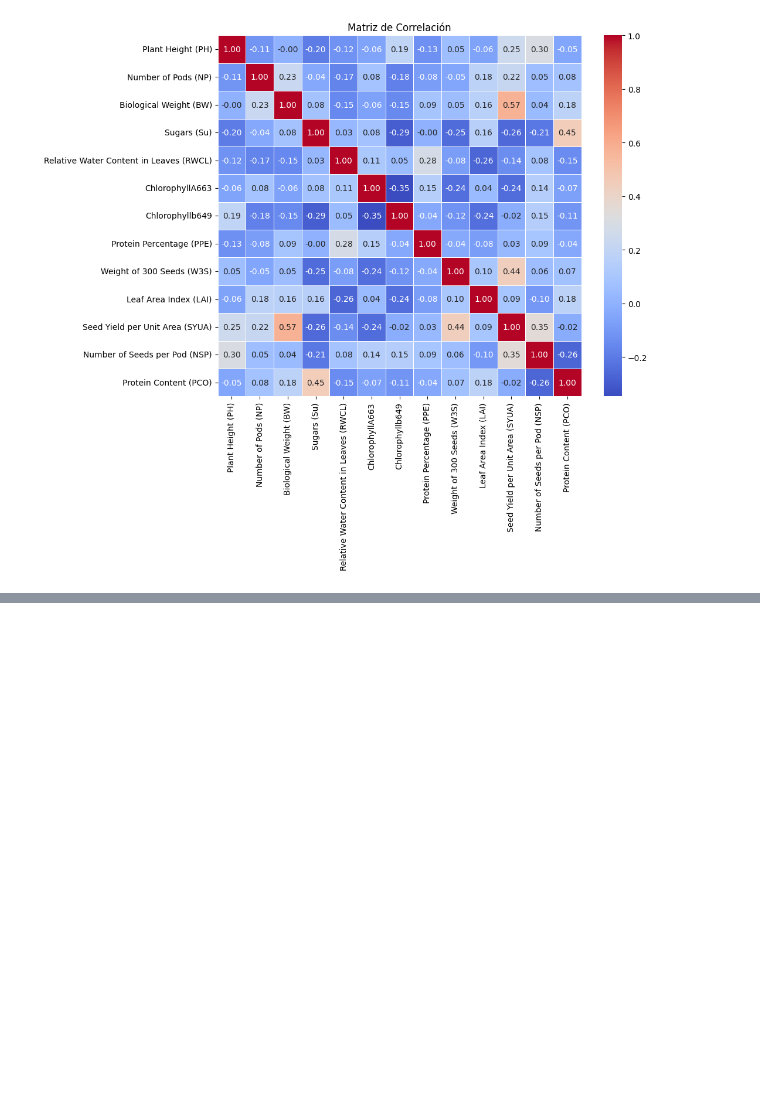
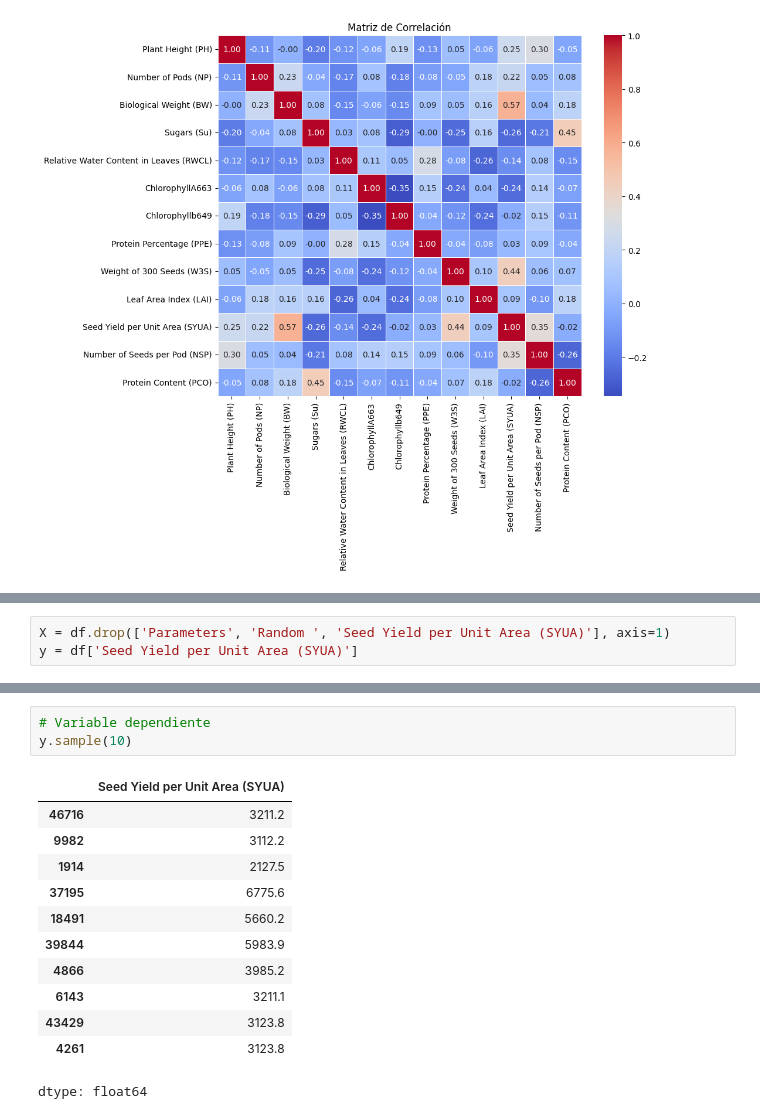
Before and after one commit to FERPAOLONI/DATA-II, a Jupyter notebook: TrabajoFinalDataSIIFernandoPaoloni.ipynb, the cells around one changed output, grey strips where cells are left out. Saved outputs shown, nothing was run; the diff lists cells and outputs as text; blank space fills up the shorter version.

```diff
--- a/TrabajoFinalDataSIIFernandoPaoloni.ipynb
+++ b/TrabajoFinalDataSIIFernandoPaoloni.ipynb
@@ -352,0 +365,3 @@ plt.show()
+# %%
+X = df.drop(['Parameters', 'Random ', 'Seed Yield per Unit Area (SYUA)'], axis=1)
+y = df['Seed Yield per Unit Area (SYUA)']
@@ -352,0 +378,16 @@ plt.show()
+# %%
+# Variable dependiente
+y.sample(10)
+# %% [output]
+|  | Seed Yield per Unit Area (SYUA) |
+| 46716 | 3211.2 |
+| 9982 | 3112.2 |
+| 1914 | 2127.5 |
+| 37195 | 6775.6 |
+| 18491 | 5660.2 |
+| 39844 | 5983.9 |
+| 4866 | 3985.2 |
+| 6143 | 3211.1 |
+| 43429 | 3123.8 |
+| 4261 | 3123.8 |
+dtype: float64
```
Also changed, not shown: parts of 12 cells of this notebook.
